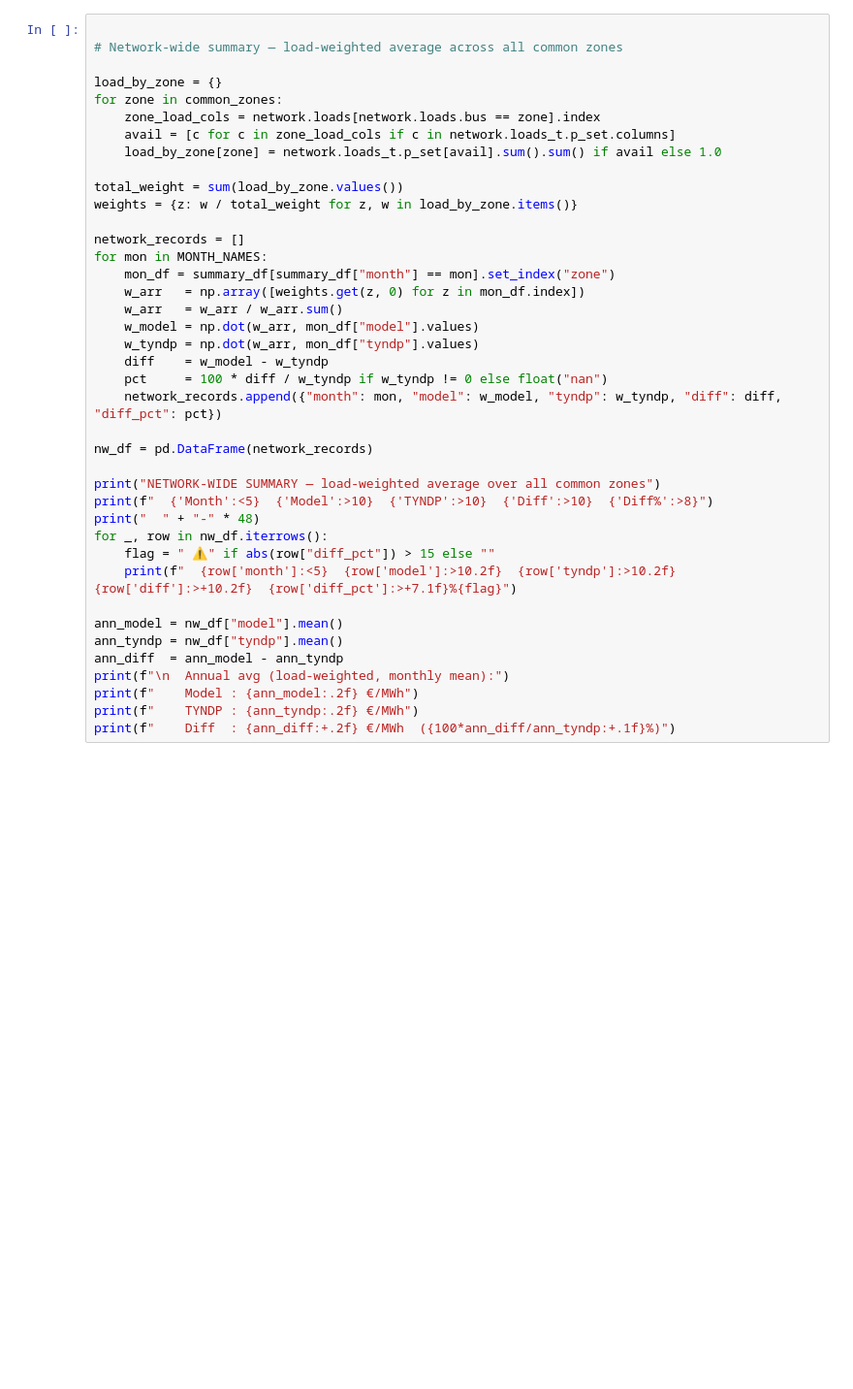
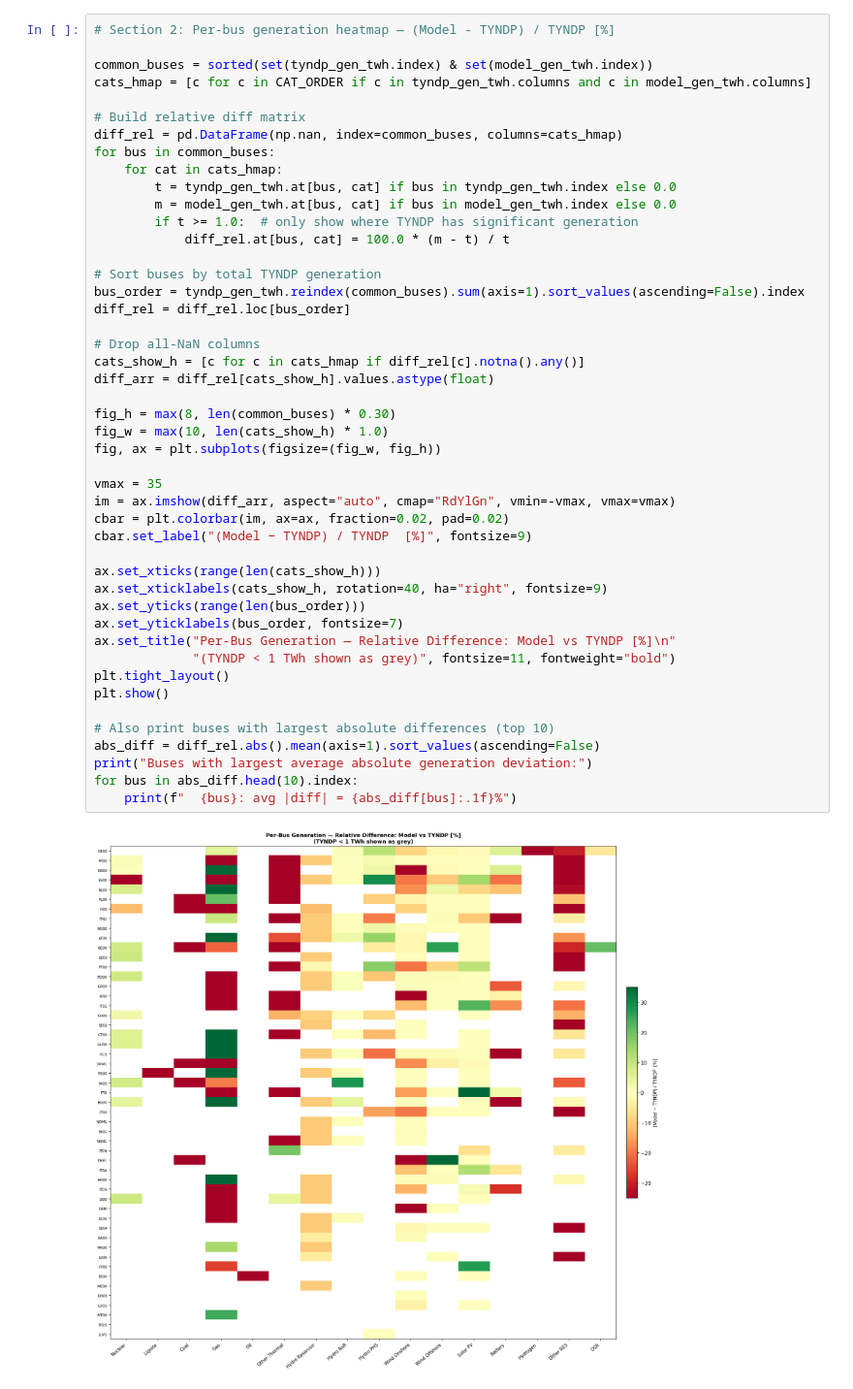
Before and after one commit to mizitean/tuke-thesis, a Jupyter notebook: grid-model/output_analysis.ipynb, the cells around one changed output. Shown at 97% size. Cells and saved outputs as stored; diff of their text form; blank space fills up the shorter version.

```diff
--- a/grid-model/output_analysis.ipynb
+++ b/grid-model/output_analysis.ipynb
@@ -373,41 +710,48 @@ AL00  (Annual — Model: 76.1  TYNDP: 83.0  Diff: -6.9  -8.3%)
 # %%
+# Section 2: Per-bus generation heatmap — (Model - TYNDP) / TYNDP [%]
 
-# Network-wide summary — load-weighted average across all common zones
+common_buses = sorted(set(tyndp_gen_twh.index) & set(model_gen_twh.index))
+cats_hmap = [c for c in CAT_ORDER if c in tyndp_gen_twh.columns and c in model_gen_twh.columns]
 
-load_by_zone = {}
-for zone in common_zones:
-    zone_load_cols = network.loads[network.loads.bus == zone].index
-    avail = [c for c in zone_load_cols if c in network.loads_t.p_set.columns]
-    load_by_zone[zone] = network.loads_t.p_set[avail].sum().sum() if avail else 1.0
+# Build relative diff matrix
+diff_rel = pd.DataFrame(np.nan, index=common_buses, columns=cats_hmap)
+for bus in common_buses:
+    for cat in cats_hmap:
+        t = tyndp_gen_twh.at[bus, cat] if bus in tyndp_gen_twh.index else 0.0
+        m = model_gen_twh.at[bus, cat] if bus in model_gen_twh.index else 0.0
+        if t >= 1.0:  # only show where TYNDP has significant generation
+            diff_rel.at[bus, cat] = 100.0 * (m - t) / t
 
-total_weight = sum(load_by_zone.values())
-weights = {z: w / total_weight for z, w in load_by_zone.items()}
+# Sort buses by total TYNDP generation
+bus_order = tyndp_gen_twh.reindex(common_buses).sum(axis=1).sort_values(ascending=False).index
+diff_rel = diff_rel.loc[bus_order]
 
-network_records = []
-for mon in MONTH_NAMES:
-    mon_df = summary_df[summary_df["month"] == mon].set_index("zone")
-    w_arr   = np.array([weights.get(z, 0) for z in mon_df.index])
-    w_arr   = w_arr / w_arr.sum()
-    w_model = np.dot(w_arr, mon_df["model"].values)
-    w_tyndp = np.dot(w_arr, mon_df["tyndp"].values)
-    diff    = w_model - w_tyndp
-    pct     = 100 * diff / w_tyndp if w_tyndp != 0 else float("nan")
-    network_records.append({"month": mon, "model": w_model, "tyndp": w_tyndp, "diff": diff, "diff_pct": pct})
+# Drop all-NaN columns
+cats_show_h = [c for c in cats_hmap if diff_rel[c].notna().any()]
+diff_arr = diff_rel[cats_show_h].values.astype(float)
 
-nw_df = pd.DataFrame(network_records)
+fig_h = max(8, len(common_buses) * 0.30)
+fig_w = max(10, len(cats_show_h) * 1.0)
+fig, ax = plt.subplots(figsize=(fig_w, fig_h))
 
-print("NETWORK-WIDE SUMMARY — load-weighted average over all common zones")
-print(f"  {'Month':<5}  {'Model':>10}  {'TYNDP':>10}  {'Diff':>10}  {'Diff%':>8}")
-print("  " + "-" * 48)
-for _, row in nw_df.iterrows():
-    flag = " ⚠" if abs(row["diff_pct"]) > 15 else ""
-    print(f"  {row['month']:<5}  {row['model']:>10.2f}  {row['tyndp']:>10.2f}  {row['diff']:>+10.2f}  {row['diff_pct']:>+7.1f}%{flag}")
+vmax = 35
+im = ax.imshow(diff_arr, aspect="auto", cmap="RdYlGn", vmin=-vmax, vmax=vmax)
+cbar = plt.colorbar(im, ax=ax, fraction=0.02, pad=0.02)
+cbar.set_label("(Model − TYNDP) / TYNDP  [%]", fontsize=9)
 
-ann_model = nw_df["model"].mean()
-ann_tyndp = nw_df["tyndp"].mean()
-ann_diff  = ann_model - ann_tyndp
-print(f"\n  Annual avg (load-weighted, monthly mean):")
-print(f"    Model : {ann_model:.2f} €/MWh")
-print(f"    TYNDP : {ann_tyndp:.2f} €/MWh")
-print(f"    Diff  : {ann_diff:+.2f} €/MWh  ({100*ann_diff/ann_tyndp:+.1f}%)")
+ax.set_xticks(range(len(cats_show_h)))
+ax.set_xticklabels(cats_show_h, rotation=40, ha="right", fontsize=9)
+ax.set_yticks(range(len(bus_order)))
+ax.set_yticklabels(bus_order, fontsize=7)
+ax.set_title("Per-Bus Generation — Relative Difference: Model vs TYNDP [%]\n"
+             "(TYNDP < 1 TWh shown as grey)", fontsize=11, fontweight="bold")
+plt.tight_layout()
+plt.show()
+
+# Also print buses with largest absolute differences (top 10)
+abs_diff = diff_rel.abs().mean(axis=1).sort_values(ascending=False)
+print("Buses with largest average absolute generation deviation:")
+for bus in abs_diff.head(10).index:
+    print(f"  {bus}: avg |diff| = {abs_diff[bus]:.1f}%")
 # %% [output]
+[figure, added]
```
Also changed, not shown: parts of 50 cells of this notebook, 3 other files.
